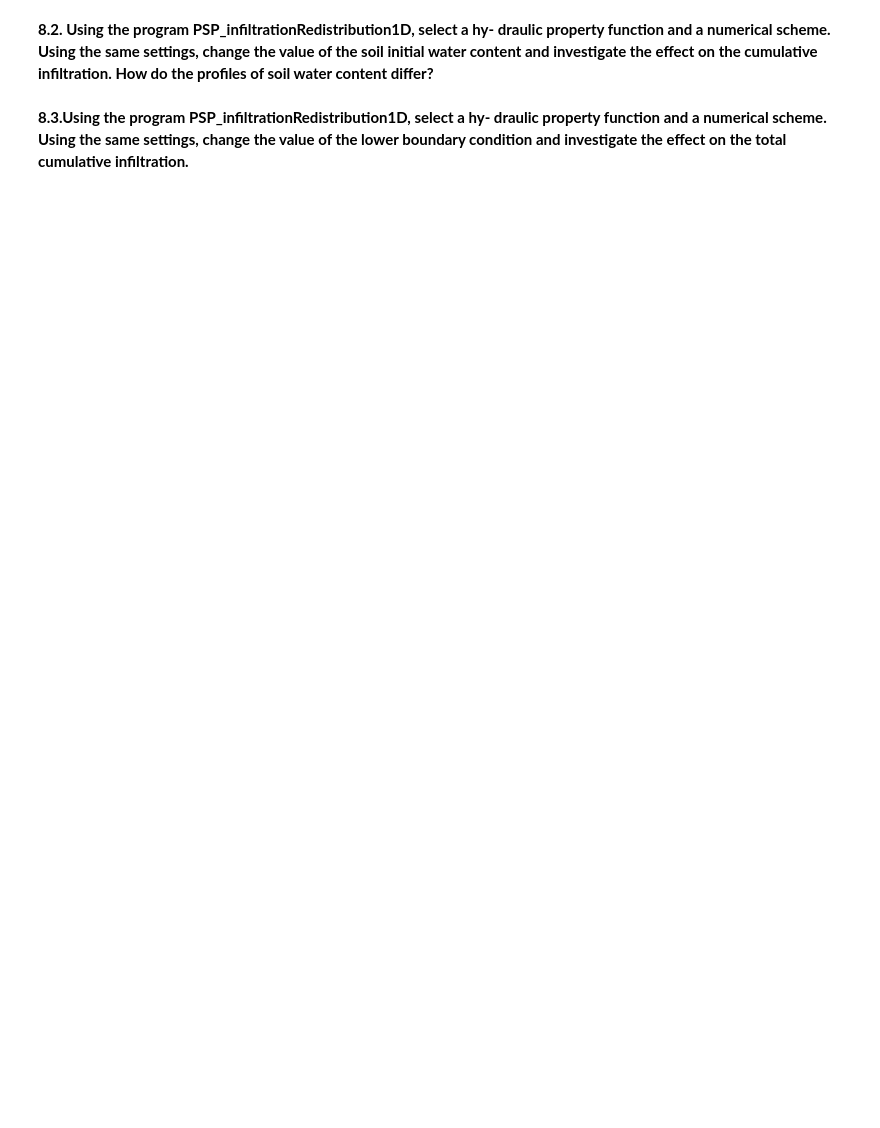
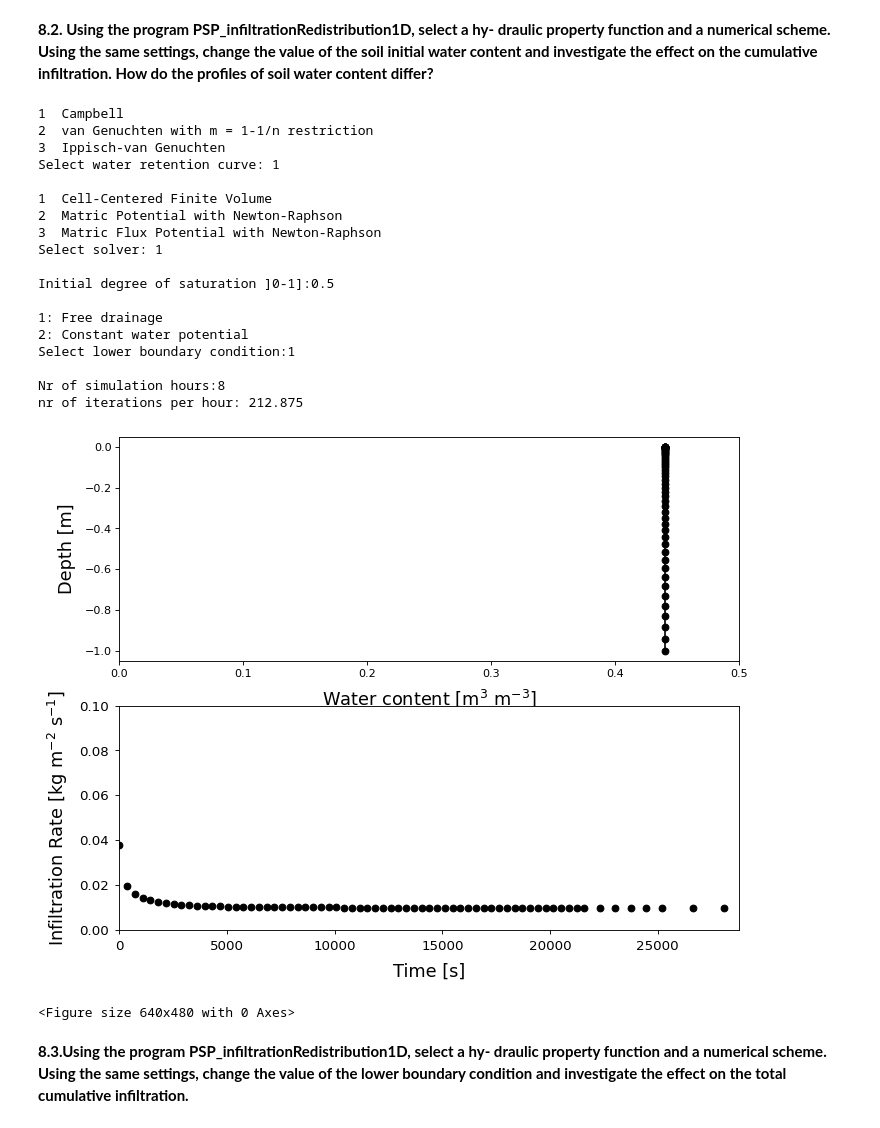
Before and after one commit to soil-physics-okstate/soil-physics-theory, a Jupyter notebook: content/chapter-8/Babita-8.ipynb, the cells around one changed output. Saved outputs shown, nothing was run; the diff lists cells and outputs as text; code cells hidden in the pictures; blank space fills up the shorter version.

```diff
--- a/content/chapter-8/Babita-8.ipynb
+++ b/content/chapter-8/Babita-8.ipynb
@@ -16,4 +45,27 @@ import pdb
 # %% [markdown]
 **8.2. Using the program PSP_infiltrationRedistribution1D, select a hy- draulic property function and a numerical scheme. Using the same settings, change the value of the soil initial water content and investigate the effect on the cumulative infiltration. How do the profiles of soil water content differ?**
+# %%
+run main.py
+# %% [output]
+1  Campbell
+2  van Genuchten with m = 1-1/n restriction
+3  Ippisch-van Genuchten
+Select water retention curve: 1
+
+1  Cell-Centered Finite Volume
+2  Matric Potential with Newton-Raphson
+3  Matric Flux Potential with Newton-Raphson
+Select solver: 1
+
+Initial degree of saturation ]0-1]:0.5
+
+1: Free drainage
+2: Constant water potential
+Select lower boundary condition:1
+
+Nr of simulation hours:8
+nr of iterations per hour: 212.875
+[figure, added]
+<Figure size 640x480 with 0 Axes>
 # %% [markdown]
 **8.3.Using the program PSP_infiltrationRedistribution1D, select a hy- draulic property function and a numerical scheme. Using the same settings, change the value of the lower boundary condition and investigate the effect on the total cumulative infiltration.**
```
Also changed, not shown: parts of 2 cells of this notebook.
